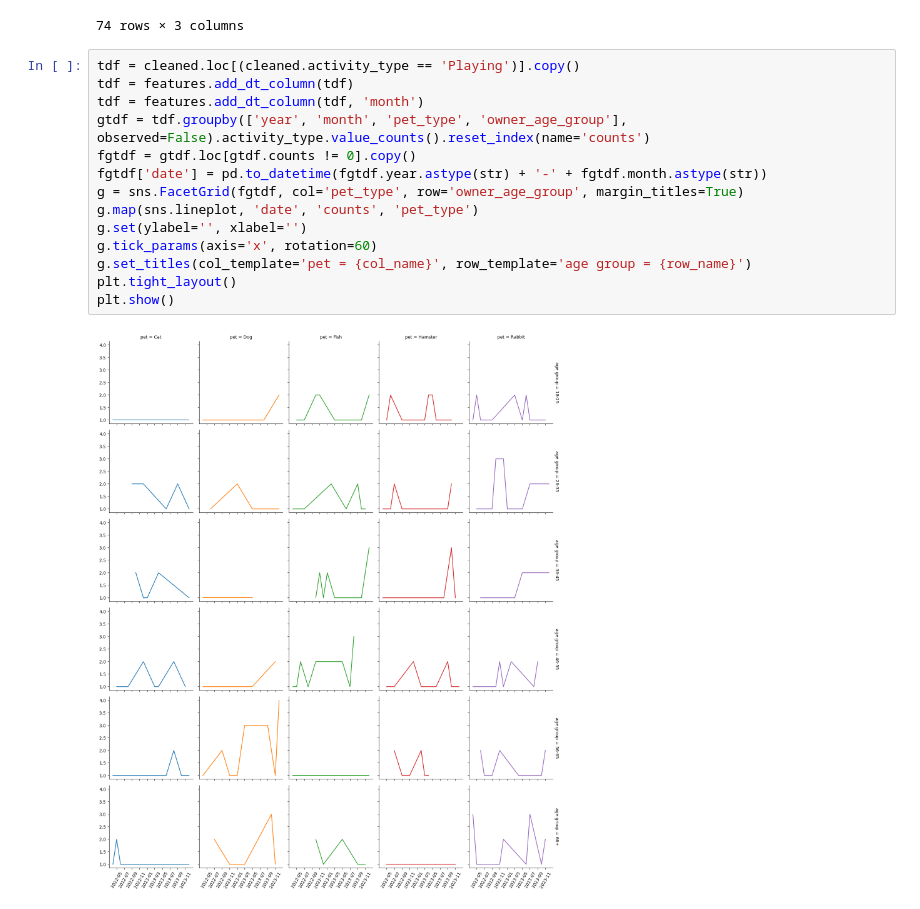
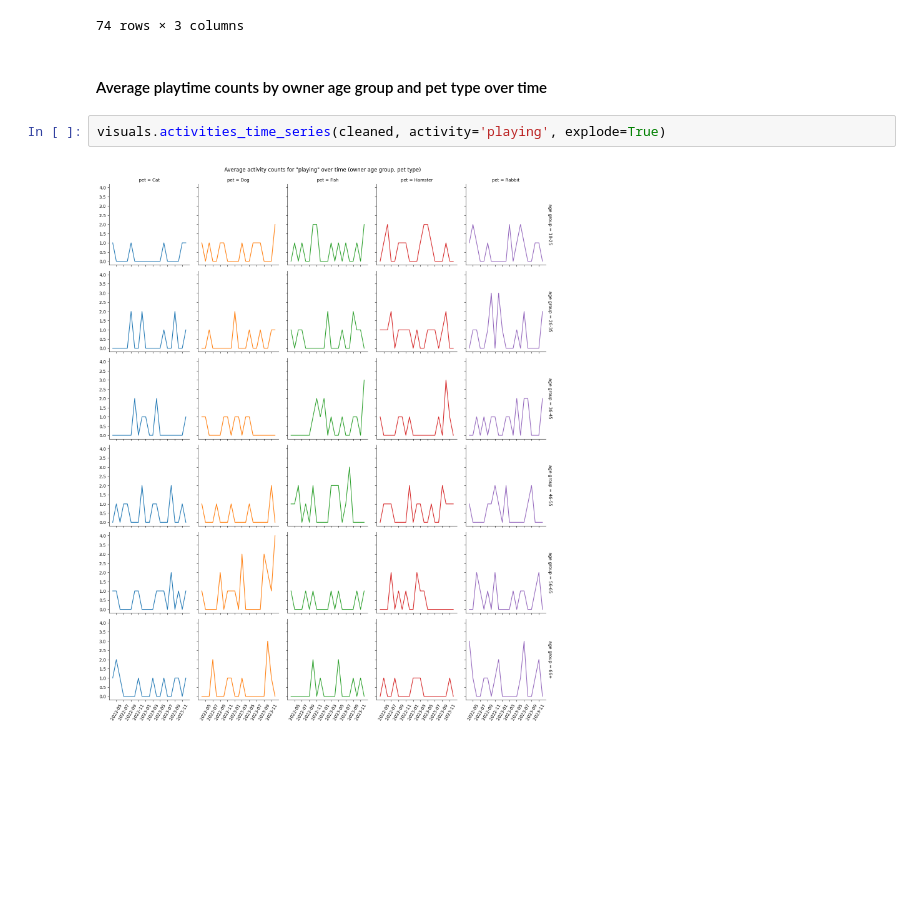
Before and after one commit to kozmik-moore/pet-software-developer-pipeline, a Jupyter notebook: code/notebook.ipynb, the cells around one changed output. Cells and saved outputs as stored; diff of their text form; blank space fills up the shorter version.

Commit message:
Added code for a facetgrid of activities time series.

```diff
--- a/code/notebook.ipynb
+++ b/code/notebook.ipynb
@@ -203,19 +203,9 @@ visuals.activities_elapsed_time_distributions(cleaned, activity='playing', group
 | 1850 | 46-55 | Fish | 376 |
 | 1876 | 56-65 | Rabbit | 233 |
 74 rows × 3 columns
+# %% [markdown]
+#### Average playtime counts by owner age group and pet type over time
 # %%
-tdf = cleaned.loc[(cleaned.activity_type == 'Playing')].copy()
-tdf = features.add_dt_column(tdf)
-tdf = features.add_dt_column(tdf, 'month')
-gtdf = tdf.groupby(['year', 'month', 'pet_type', 'owner_age_group'], observed=False).activity_type.value_counts().reset_index(name='counts')
-fgtdf = gtdf.loc[gtdf.counts != 0].copy()
-fgtdf['date'] = pd.to_datetime(fgtdf.year.astype(str) + '-' + fgtdf.month.astype(str))
-g = sns.FacetGrid(fgtdf, col='pet_type', row='owner_age_group', margin_titles=True)
-g.map(sns.lineplot, 'date', 'counts', 'pet_type')
-g.set(ylabel='', xlabel='')
-g.tick_params(axis='x', rotation=60)
-g.set_titles(col_template='pet = {col_name}', row_template='age group = {row_name}')
-plt.tight_layout()
-plt.show()
+visuals.activities_time_series(cleaned, activity='playing', explode=True)
 # %% [output]
-[figure, old version]
+[figure, new version]
```
Also changed, not shown: parts of 1 cell of this notebook, 1 other file.
